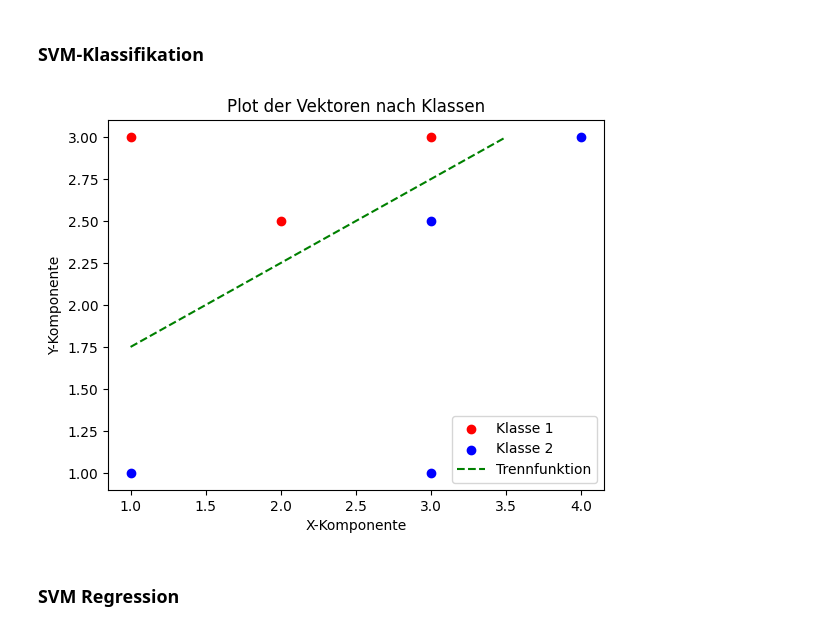
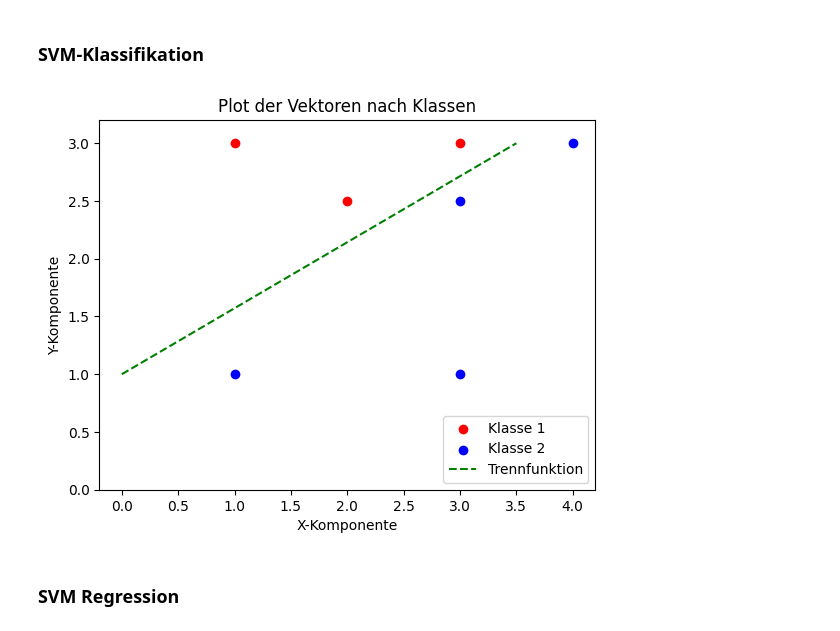
Before and after one commit to simonsymhoven/pattern-matching-machine-learning, a Jupyter notebook: blatt-4/aufgabe-3.ipynb, the cells around one changed output. Drawn from its saved outputs; the diff is of its cells as text; code cells hidden in the pictures.

```diff
--- a/blatt-4/aufgabe-3.ipynb
+++ b/blatt-4/aufgabe-3.ipynb
@@ -8,33 +8,33 @@ import matplotlib.pyplot as plt
 # %%
 x1 = np.array([[1], [1]])
 x2 = np.array([[3], [3]])
 x3 = np.array([[1], [3]])
 x4 = np.array([[3], [1]])
 x5= np.array([[2], [2.5]])
 x6 = np.array([[3], [2.5]])
 x7 = np.array([[4], [3]])
 
 class1 = [x2, x3, x5]
 class2 = [x1, x4, x6, x7]
 
 for vector in class1:
     plt.scatter(vector[0], vector[1], color='red', label='Klasse 1')
 
 for vector in class2:
     plt.scatter(vector[0], vector[1], color='blue', label='Klasse 2')
 
-plt.plot([1.0, 3.5], [1.75, 3.0], color='green', linestyle='--', label='Trennfunktion')
+plt.plot([0, 3.5], [1, 3.0], color='green', linestyle='--', label='Trennfunktion')
 
 plt.xlabel('X-Komponente')
 plt.ylabel('Y-Komponente')
 
 handles, labels = plt.gca().get_legend_handles_labels()
 by_label = dict(zip(labels, handles))
 plt.legend(by_label.values(), by_label.keys(), loc='lower right')
-
+plt.ylim(0, 3.2)
 plt.title('Plot der Vektoren nach Klassen')
 plt.show()
 # %% [output]
-[figure, old version]
+[figure, new version]
 # %% [markdown]
 ### SVM Regression
```
Also changed, not shown: 4 other files.
